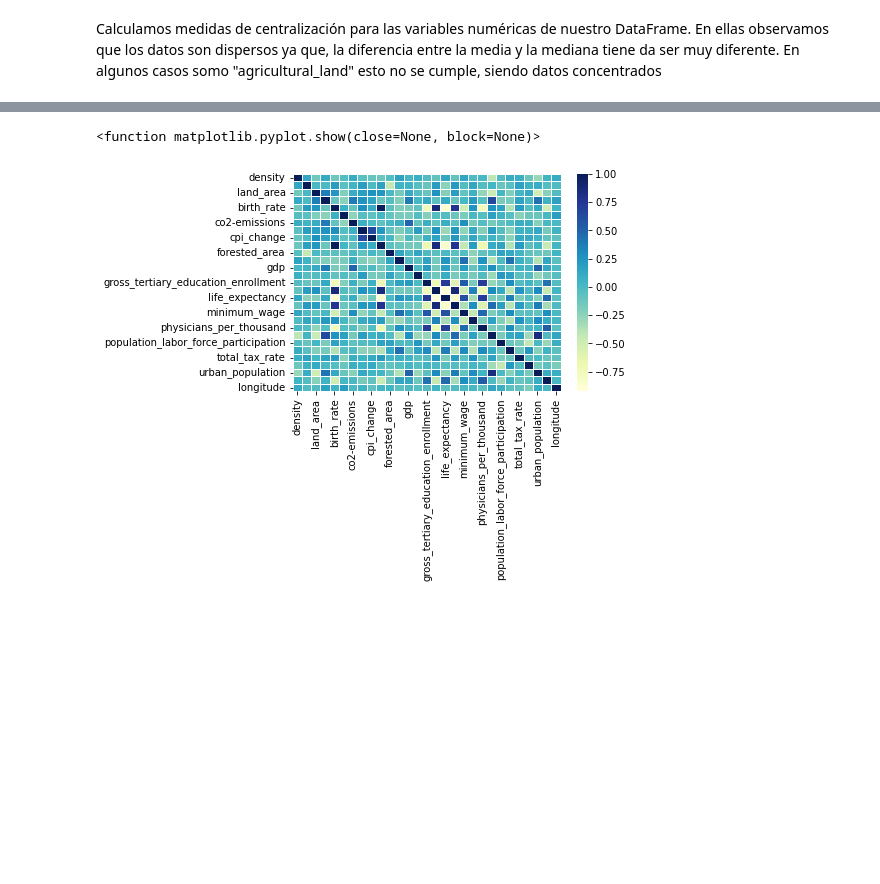
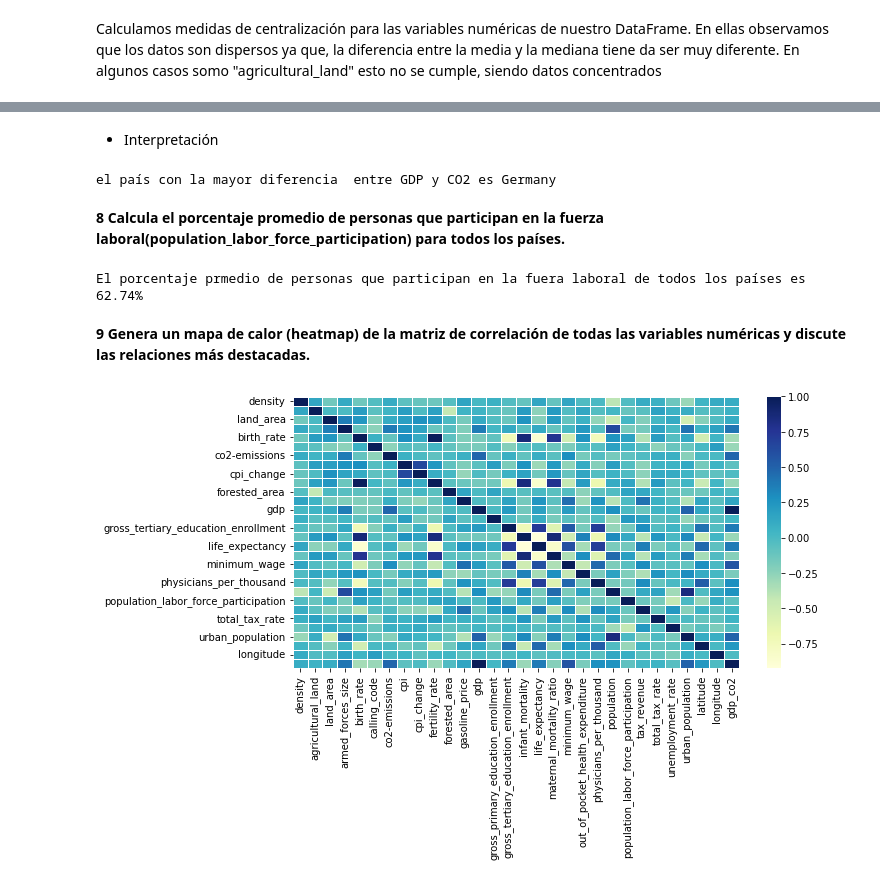
Before and after one commit to patriciamromero/promoG-modulo3-sprint2-pairprogramming-Alejandra-Mar-a-Patricia, a Jupyter notebook: pair_estadistica_descriptiva.ipynb, the cells around one changed output, grey strips where cells are left out. Saved outputs shown, nothing was run; the diff lists cells and outputs as text; code cells hidden in the pictures; blank space fills up the shorter version.

```diff
--- a/pair_estadistica_descriptiva.ipynb
+++ b/pair_estadistica_descriptiva.ipynb
@@ -169,0 +139,8 @@ El porcentaje prmedio de personas que participan en la fuera laboral de todos lo
+# %%
+for indice, tasa in enumerate(data["infant_mortality"]):
+    if tasa <= pr25:
+        data.at[indice, "clasificacion_mortalidad"] = "Baja"
+    elif pr25 < tasa <= pr75:
+        data.at[indice, "clasificacion_mortalidad"] = "Moderada"
+    else:
+        data.at[indice, "clasificacion_mortalidad"] = "Alta"
@@ -170,14 +201,31 @@ El porcentaje prmedio de personas que participan en la fuera laboral de todos lo
+# %% [markdown]
+- Interpretación
+# %%
+data['gdp_co2'] = data['gdp'] - data['co2-emissions']
+
+pais_max_diferencia = data.loc[data['gdp_co2'].idxmax(), 'country']
+
+print(f'el país con la mayor diferencia  entre GDP y CO2 es {pais_max_diferencia}')
+# %% [output]
+el país con la mayor diferencia  entre GDP y CO2 es Germany
+# %% [markdown]
+**8 Calcula el porcentaje promedio de personas que participan en la fuerza laboral(population_labor_force_participation) para todos los países.**
+# %%
+print(f"El porcentaje prmedio de personas que participan en la fuera laboral de todos los países es {round(data['population_labor_force_participation'].mean(), 2)}%")
+# %% [output]
+El porcentaje prmedio de personas que participan en la fuera laboral de todos los países es 62.74%
+# %% [markdown]
+**9 Genera un mapa de calor (heatmap) de la matriz de correlación de todas las variables numéricas y discute las relaciones más destacadas.**
 # %%
 numericas = data.select_dtypes(include=['number'])
 # %%
 correlacion = numericas.corr()
 # %%
+plt.figure(figsize=(10, 5))
+
 sns.heatmap(correlacion,
             annot=False,
             cmap="YlGnBu",
-            linewidths=0.5
-)
-plt.show
+            linewidths=0.5);
 # %% [output]
-<function matplotlib.pyplot.show(close=None, block=None)>
-[figure, old version]
+[figure, new version]
```
Also changed, not shown: parts of 40 cells of this notebook, 5 other files.
